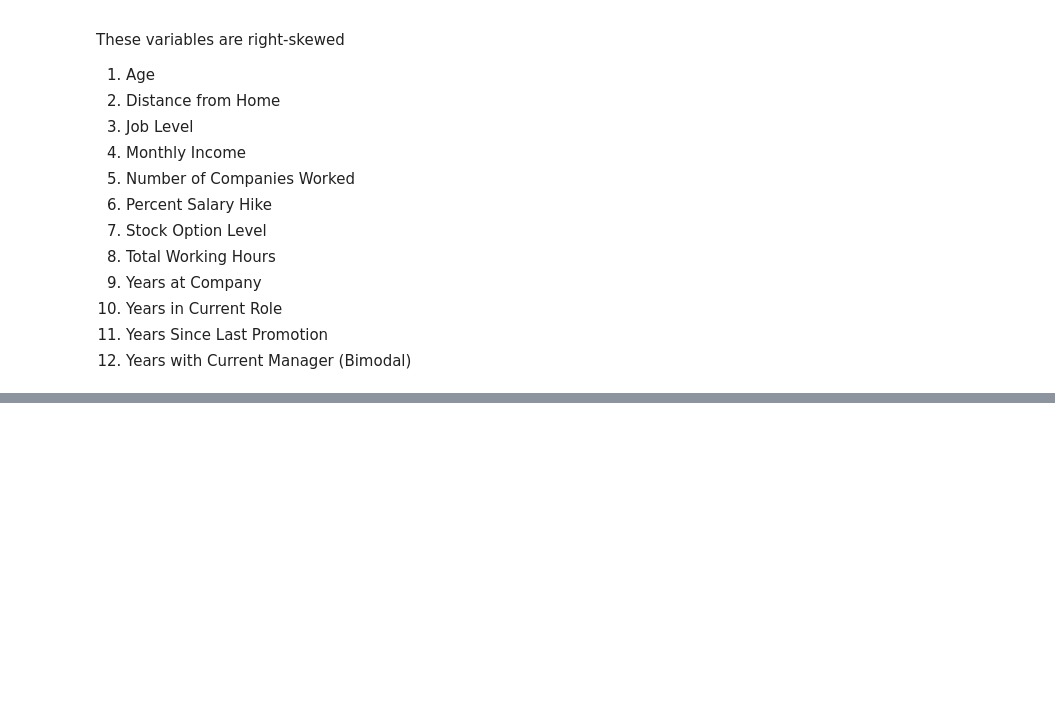
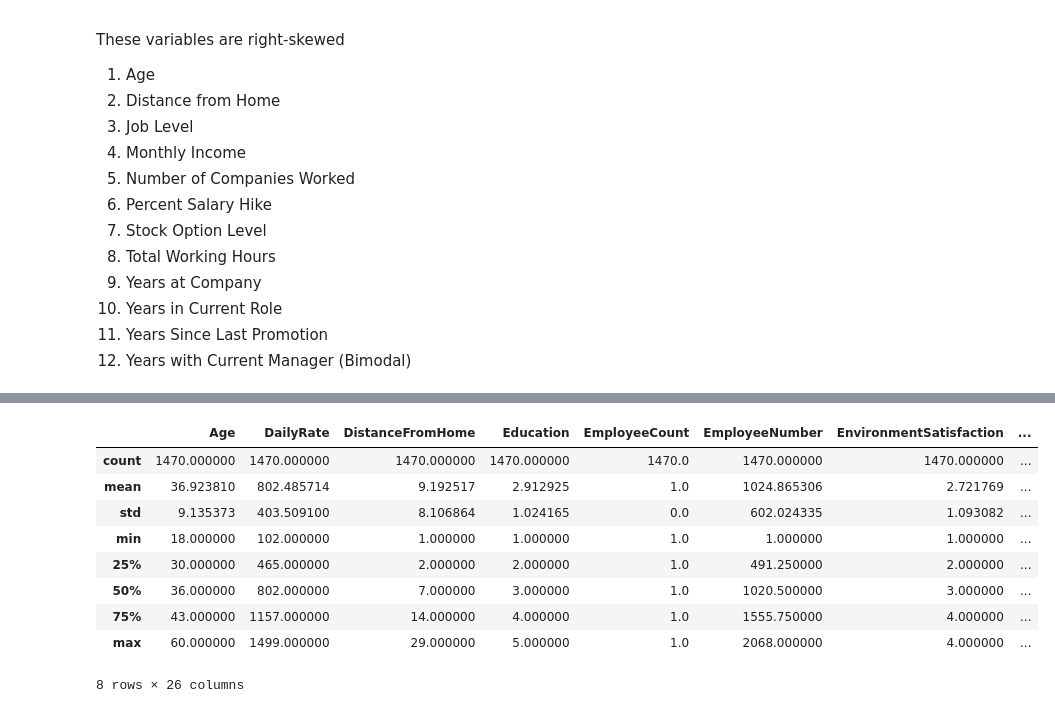
Before and after one commit to dustintdn/employee-turnover, a Jupyter notebook: src/EDA.ipynb, the cells around one changed output, grey strips where cells are left out. Saved outputs shown, nothing was run; the diff lists cells and outputs as text; code cells hidden in the pictures; blank space fills up the shorter version.

```diff
--- a/src/EDA.ipynb
+++ b/src/EDA.ipynb
@@ -110,0 +141,17 @@ These variables are right-skewed
+# %%
+# Looking at a selection of ...
+# Scrap?
+favorite_list = []
+subset_df = ibm_df[favorite_list]
+ibm_df.describe()
+# %% [output]
+|  | Age | DailyRate | DistanceFromHome | Education | EmployeeCount | EmployeeNumber | EnvironmentSatisfaction | ... |
+| count | 1470.000000 | 1470.000000 | 1470.000000 | 1470.000000 | 1470.0 | 1470.000000 | 1470.000000 | ... |
+| mean | 36.923810 | 802.485714 | 9.192517 | 2.912925 | 1.0 | 1024.865306 | 2.721769 | ... |
+| std | 9.135373 | 403.509100 | 8.106864 | 1.024165 | 0.0 | 602.024335 | 1.093082 | ... |
+| min | 18.000000 | 102.000000 | 1.000000 | 1.000000 | 1.0 | 1.000000 | 1.000000 | ... |
+| 25% | 30.000000 | 465.000000 | 2.000000 | 2.000000 | 1.0 | 491.250000 | 2.000000 | ... |
+| 50% | 36.000000 | 802.000000 | 7.000000 | 3.000000 | 1.0 | 1020.500000 | 3.000000 | ... |
+| 75% | 43.000000 | 1157.000000 | 14.000000 | 4.000000 | 1.0 | 1555.750000 | 4.000000 | ... |
+| max | 60.000000 | 1499.000000 | 29.000000 | 5.000000 | 1.0 | 2068.000000 | 4.000000 | ... |
+8 rows × 26 columns
```
Also changed, not shown: parts of 16 cells of this notebook.
